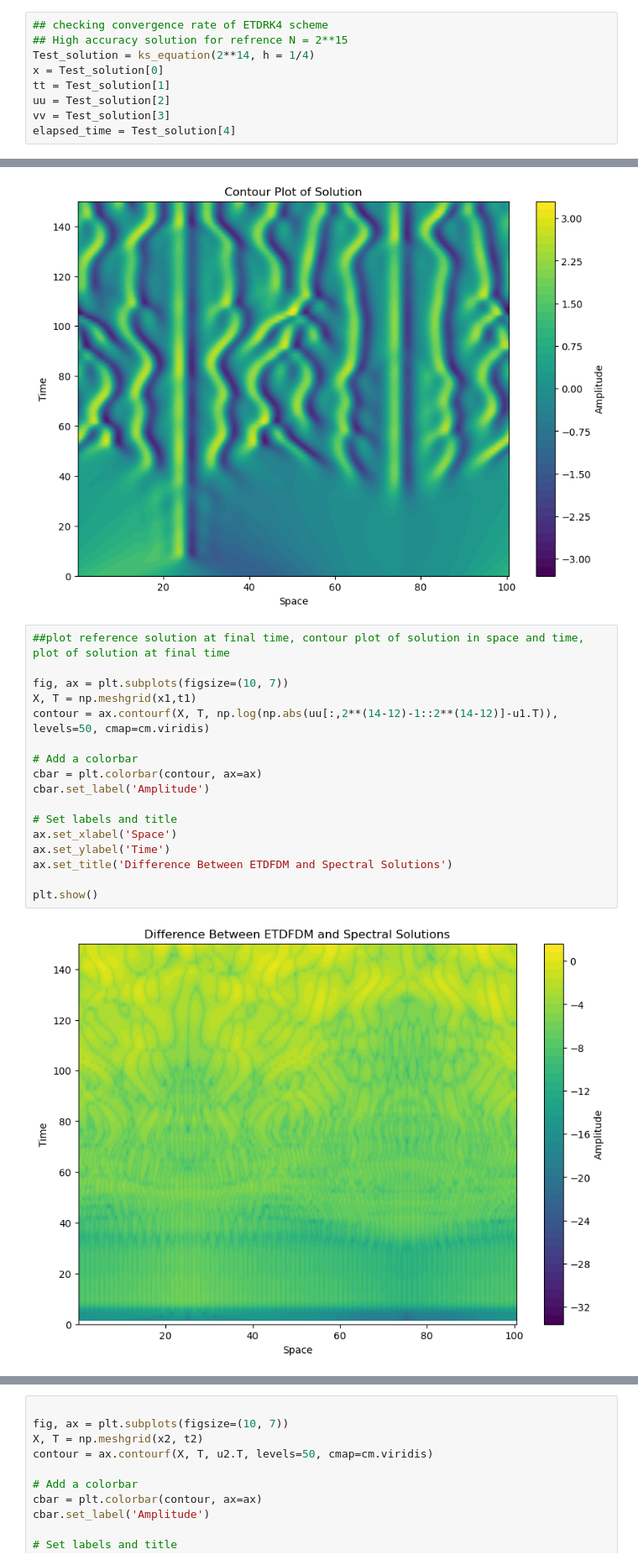
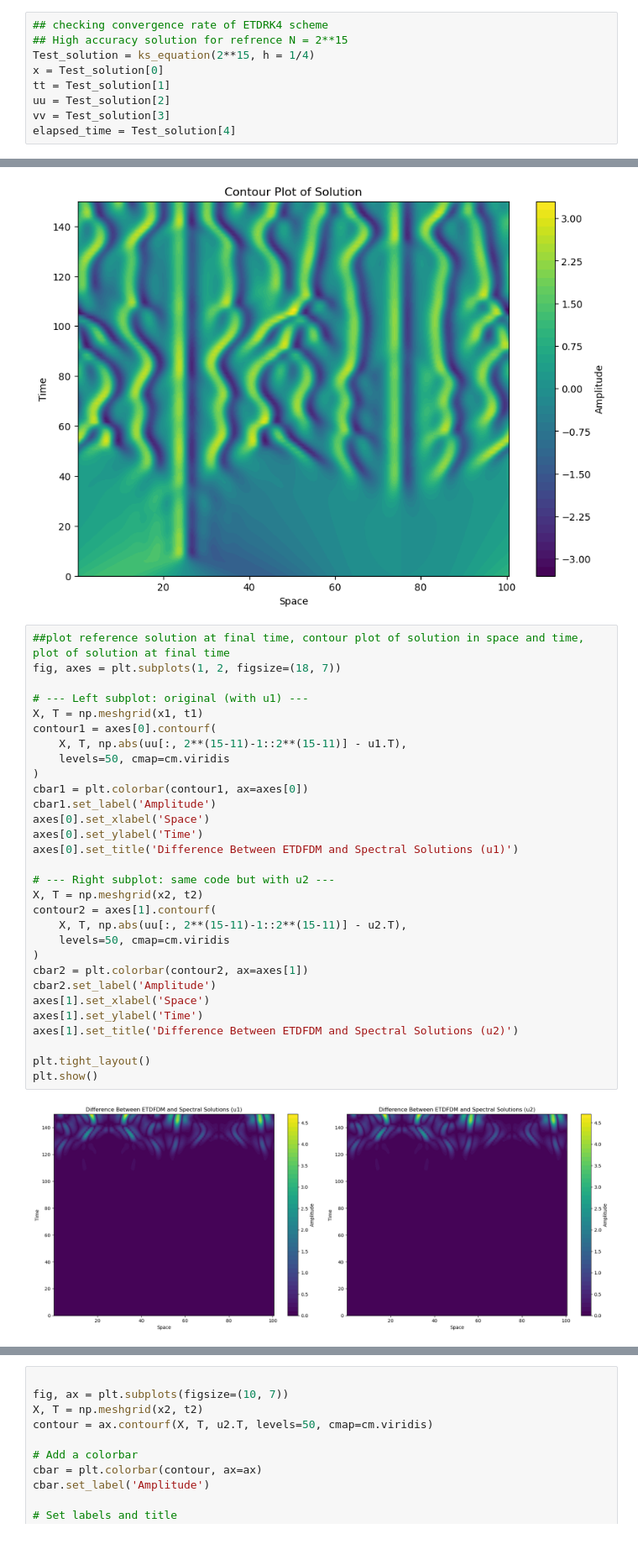
Before and after one commit to Gaffeyh/Research_Project, a Jupyter notebook: ETD_FDM/Comparison_KS.ipynb, the cells around one changed output, grey strips where cells are left out. Shown at 84% size. Saved outputs shown, nothing was run; the diff lists cells and outputs as text.

```diff
--- a/ETD_FDM/Comparison_KS.ipynb
+++ b/ETD_FDM/Comparison_KS.ipynb
@@ -346,7 +641,7 @@ uu.shape
 # %%
 ## checking convergence rate of ETDRK4 scheme
 ## High accuracy solution for refrence N = 2**15
-Test_solution = ks_equation(2**14, h = 1/4)
+Test_solution = ks_equation(2**15, h = 1/4)
 x = Test_solution[0]
 tt = Test_solution[1]
 uu = Test_solution[2]
@@ -413,23 +722,36 @@ plt.show()
 [figure]
 # %%
 ##plot reference solution at final time, contour plot of solution in space and time, plot of solution at final time
+fig, axes = plt.subplots(1, 2, figsize=(18, 7))
 
-fig, ax = plt.subplots(figsize=(10, 7))
-X, T = np.meshgrid(x1,t1)
-contour = ax.contourf(X, T, np.log(np.abs(uu[:,2**(14-12)-1::2**(14-12)]-u1.T)), levels=50, cmap=cm.viridis)
+# --- Left subplot: original (with u1) ---
+X, T = np.meshgrid(x1, t1)
+contour1 = axes[0].contourf(
+    X, T, np.abs(uu[:, 2**(15-11)-1::2**(15-11)] - u1.T),
+    levels=50, cmap=cm.viridis
+)
+cbar1 = plt.colorbar(contour1, ax=axes[0])
+cbar1.set_label('Amplitude')
+axes[0].set_xlabel('Space')
+axes[0].set_ylabel('Time')
+axes[0].set_title('Difference Between ETDFDM and Spectral Solutions (u1)')
 
-# Add a colorbar
-cbar = plt.colorbar(contour, ax=ax)
-cbar.set_label('Amplitude')
+# --- Right subplot: same code but with u2 ---
+X, T = np.meshgrid(x2, t2)
+contour2 = axes[1].contourf(
+    X, T, np.abs(uu[:, 2**(15-11)-1::2**(15-11)] - u2.T),
+    levels=50, cmap=cm.viridis
+)
+cbar2 = plt.colorbar(contour2, ax=axes[1])
+cbar2.set_label('Amplitude')
+axes[1].set_xlabel('Space')
+axes[1].set_ylabel('Time')
+axes[1].set_title('Difference Between ETDFDM and Spectral Solutions (u2)')
 
-# Set labels and title
-ax.set_xlabel('Space')
-ax.set_ylabel('Time')
-ax.set_title('Difference Between ETDFDM and Spectral Solutions')
-
+plt.tight_layout()
 plt.show()
 # %% [output]
-[figure, old version]
+[figure, new version]
 # %%
 ##plot reference solution at final time, contour plot of solution in space and time, plot of solution at final time
 
```
Also changed, not shown: parts of 26 cells of this notebook, 10 other files.
